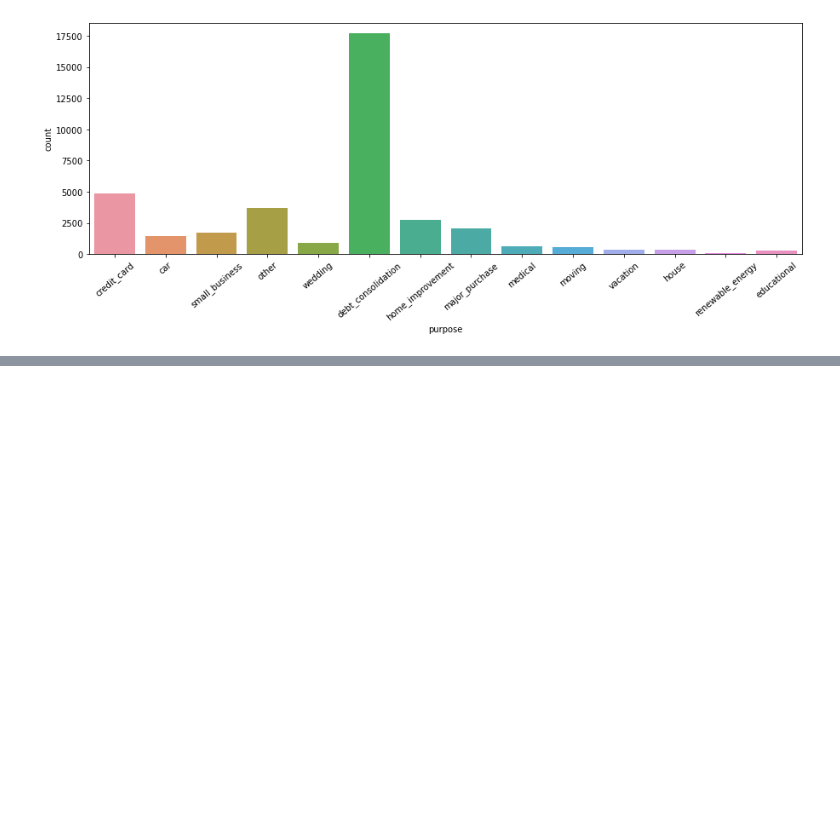
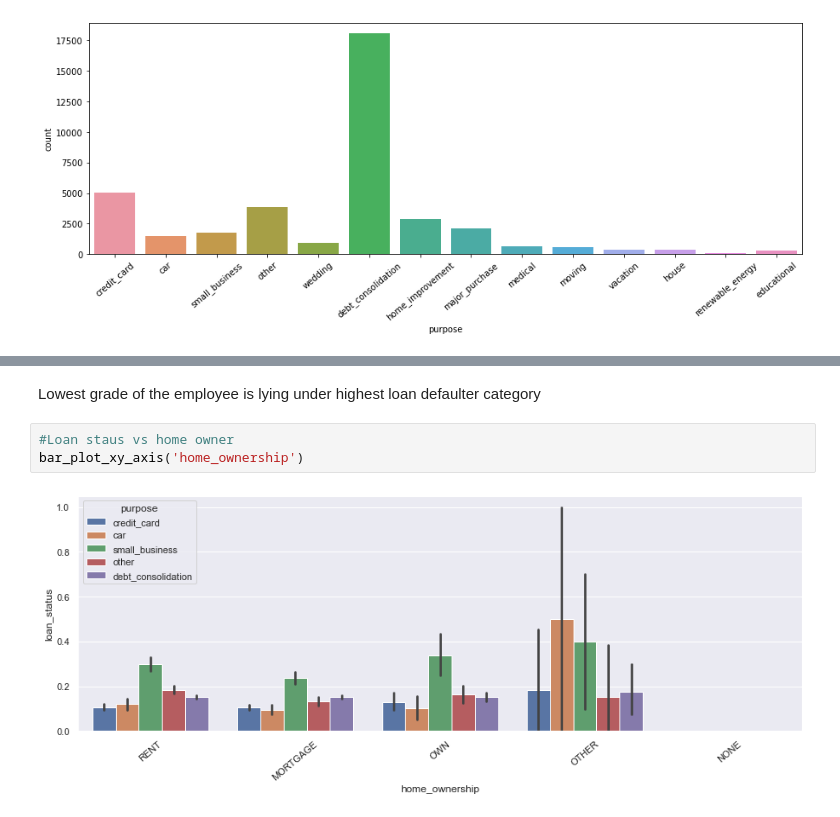
Before and after one commit to nishantop/LendingClubCaseStudy, a Jupyter notebook: Nishant Raj.ipynb, the cells around one changed output, grey strips where cells are left out. Saved outputs shown, nothing was run; the diff lists cells and outputs as text; blank space fills up the shorter version.

```diff
--- a/Nishant Raj.ipynb
+++ b/Nishant Raj.ipynb
@@ -541,0 +584,7 @@ plt.show()
+# %% [markdown]
+Lowest grade of the employee is lying under highest loan defaulter category
+# %%
+#Loan staus vs home owner
+bar_plot_xy_axis('home_ownership')
+# %% [output]
+[figure, added]
```
Also changed, not shown: parts of 17 cells of this notebook.
